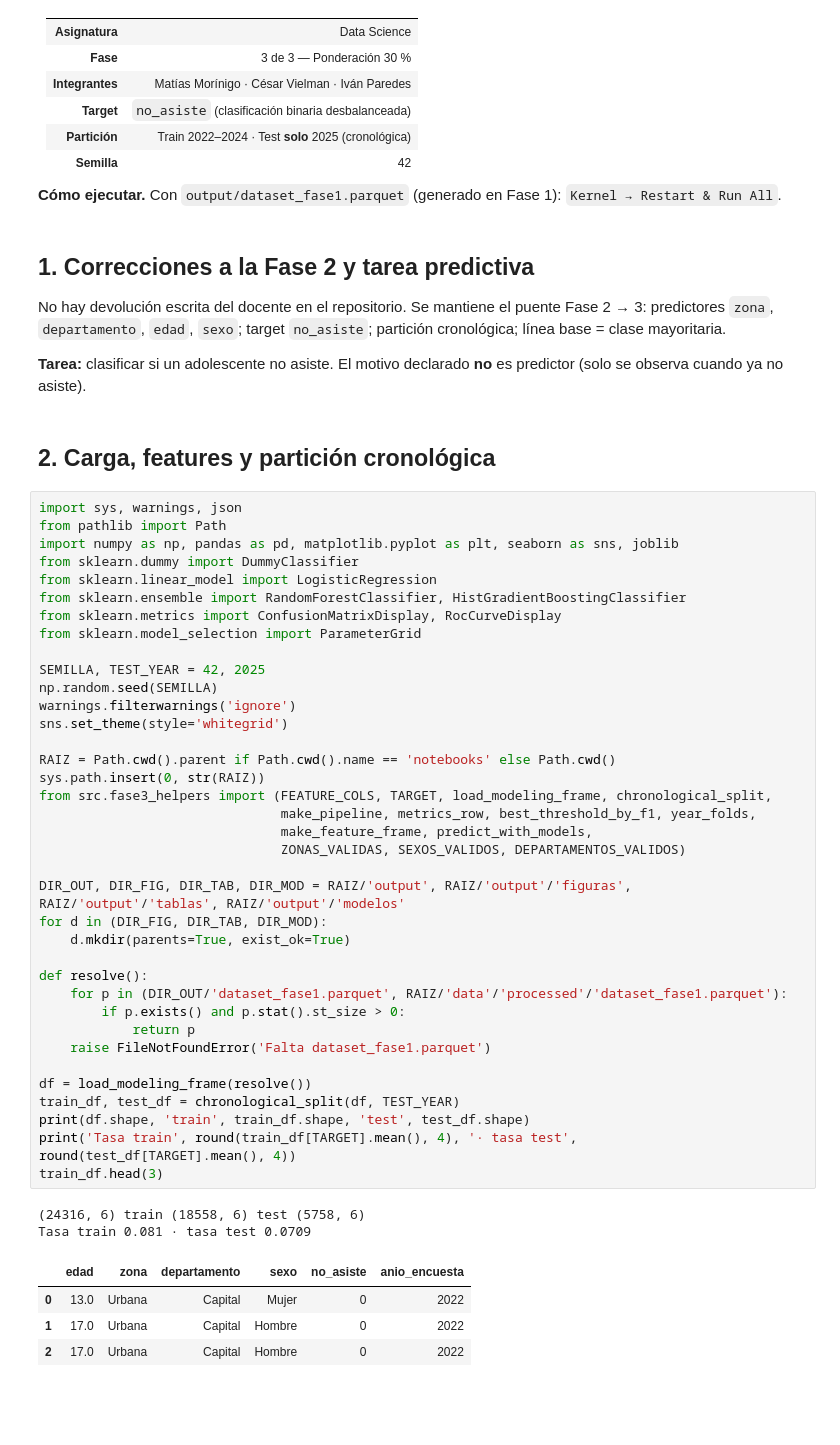
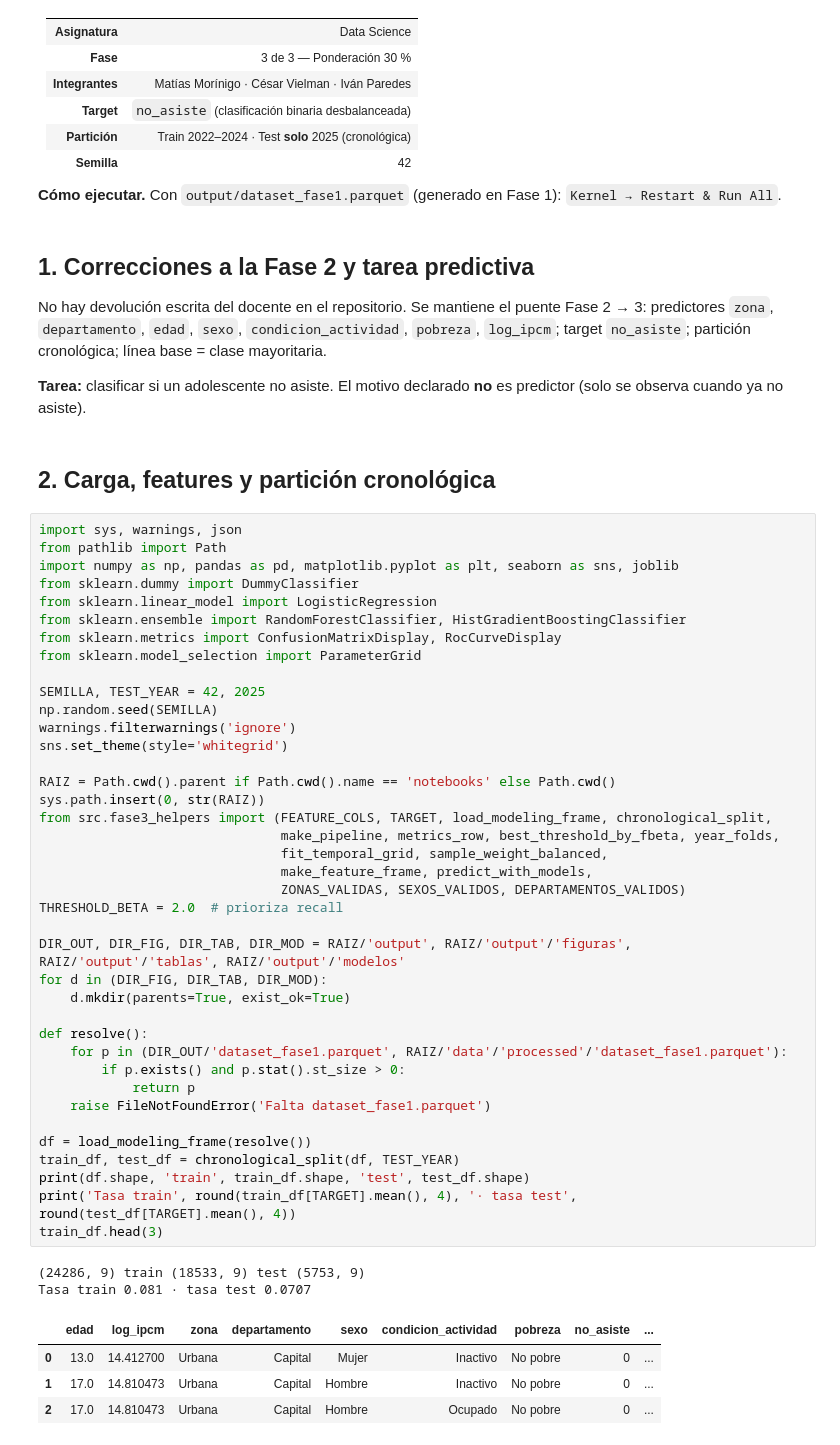
Before and after one commit to vi3lman/proyecto-ds-inasistencia-py, a Jupyter notebook: notebooks/Fase3_DataScience_EPHC.ipynb, the cells around one changed output. Saved outputs shown, nothing was run; the diff lists cells and outputs as text; blank space fills up the shorter version.

```diff
--- a/notebooks/Fase3_DataScience_EPHC.ipynb
+++ b/notebooks/Fase3_DataScience_EPHC.ipynb
@@ -16,7 +16,8 @@
 ## 1. Correcciones a la Fase 2 y tarea predictiva
 
 No hay devolución escrita del docente en el repositorio. Se mantiene el puente Fase 2 → 3: predictores
-`zona`, `departamento`, `edad`, `sexo`; target `no_asiste`; partición cronológica; línea base = clase mayoritaria.
+`zona`, `departamento`, `edad`, `sexo`, `condicion_actividad`, `pobreza`, `log_ipcm`;
+target `no_asiste`; partición cronológica; línea base = clase mayoritaria.
 
 **Tarea:** clasificar si un adolescente no asiste. El motivo declarado **no** es predictor (solo se observa
 cuando ya no asiste).
@@ -32,37 +33,39 @@ from sklearn.ensemble import RandomForestClassifier, HistGradientBoostingClassif
 from sklearn.metrics import ConfusionMatrixDisplay, RocCurveDisplay
 from sklearn.model_selection import ParameterGrid
 
 SEMILLA, TEST_YEAR = 42, 2025
 np.random.seed(SEMILLA)
 warnings.filterwarnings('ignore')
 sns.set_theme(style='whitegrid')
 
 RAIZ = Path.cwd().parent if Path.cwd().name == 'notebooks' else Path.cwd()
 sys.path.insert(0, str(RAIZ))
 from src.fase3_helpers import (FEATURE_COLS, TARGET, load_modeling_frame, chronological_split,
-                               make_pipeline, metrics_row, best_threshold_by_f1, year_folds,
+                               make_pipeline, metrics_row, best_threshold_by_fbeta, year_folds,
+                               fit_temporal_grid, sample_weight_balanced,
                                make_feature_frame, predict_with_models,
                                ZONAS_VALIDAS, SEXOS_VALIDOS, DEPARTAMENTOS_VALIDOS)
+THRESHOLD_BETA = 2.0  # prioriza recall
 
 DIR_OUT, DIR_FIG, DIR_TAB, DIR_MOD = RAIZ/'output', RAIZ/'output'/'figuras', RAIZ/'output'/'tablas', RAIZ/'output'/'modelos'
 for d in (DIR_FIG, DIR_TAB, DIR_MOD):
     d.mkdir(parents=True, exist_ok=True)
 
 def resolve():
     for p in (DIR_OUT/'dataset_fase1.parquet', RAIZ/'data'/'processed'/'dataset_fase1.parquet'):
         if p.exists() and p.stat().st_size > 0:
             return p
     raise FileNotFoundError('Falta dataset_fase1.parquet')
 
 df = load_modeling_frame(resolve())
 train_df, test_df = chronological_split(df, TEST_YEAR)
 print(df.shape, 'train', train_df.shape, 'test', test_df.shape)
 print('Tasa train', round(train_df[TARGET].mean(), 4), '· tasa test', round(test_df[TARGET].mean(), 4))
 train_df.head(3)
 # %% [output]
-(24316, 6) train (18558, 6) test (5758, 6)
-Tasa train 0.081 · tasa test 0.0709
+(24286, 9) train (18533, 9) test (5753, 9)
+Tasa train 0.081 · tasa test 0.0707
-|  | edad | zona | departamento | sexo | no_asiste | anio_encuesta |
-| 0 | 13.0 | Urbana | Capital | Mujer | 0 | 2022 |
-| 1 | 17.0 | Urbana | Capital | Hombre | 0 | 2022 |
-| 2 | 17.0 | Urbana | Capital | Hombre | 0 | 2022 |
+|  | edad | log_ipcm | zona | departamento | sexo | condicion_actividad | pobreza | no_asiste | ... |
+| 0 | 13.0 | 14.412700 | Urbana | Capital | Mujer | Inactivo | No pobre | 0 | ... |
+| 1 | 17.0 | 14.810473 | Urbana | Capital | Hombre | Inactivo | No pobre | 0 | ... |
+| 2 | 17.0 | 14.810473 | Urbana | Capital | Hombre | Ocupado | No pobre | 0 | ... |
```
Also changed, not shown: parts of 13 cells of this notebook, 4 other files.
